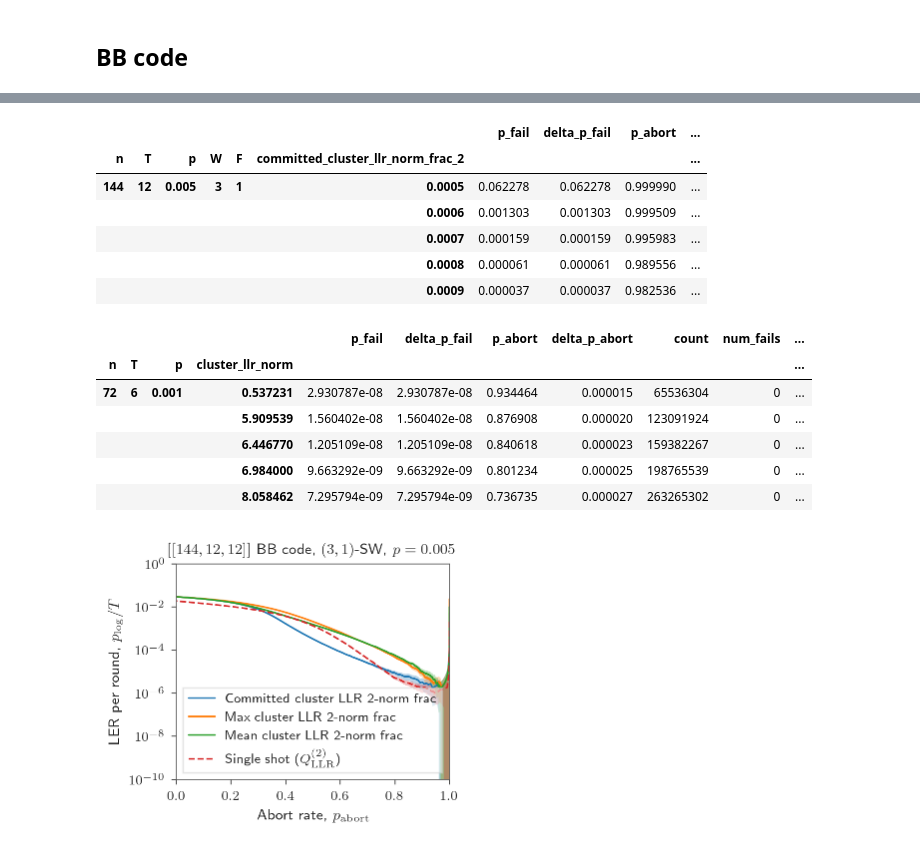
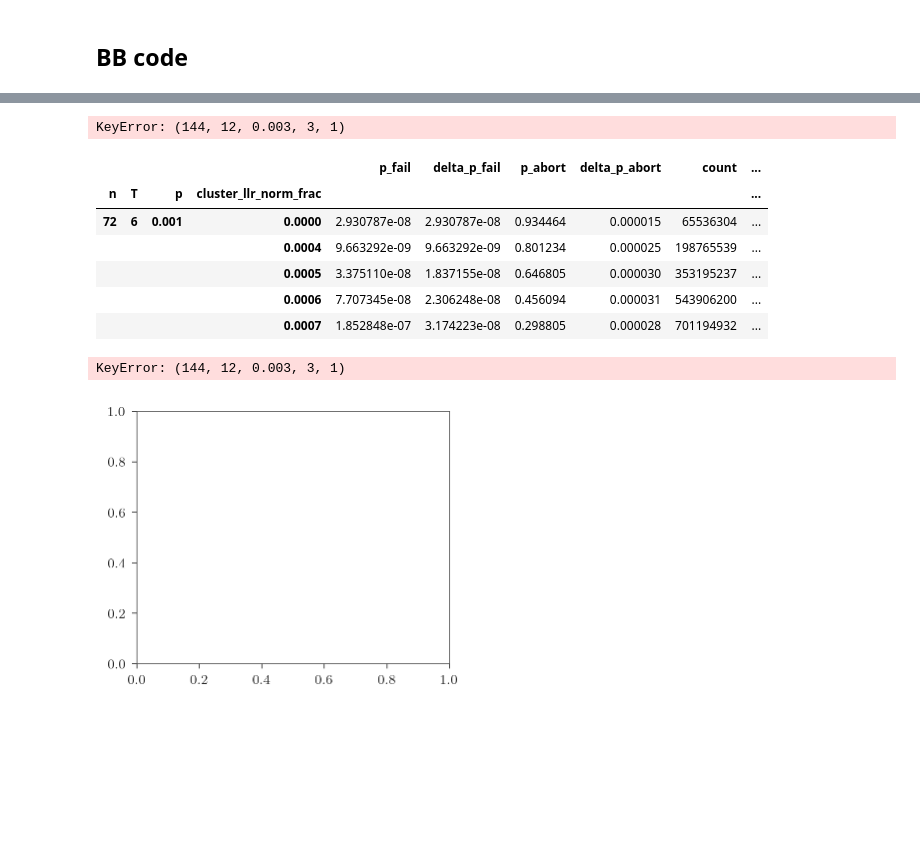
Before and after one commit to seokhyung-lee/ldpc-post-selection, a Jupyter notebook: simulations/analysis/notebooks/sliding_window_analysis.ipynb, the cells around one changed output, grey strips where cells are left out. Cells and saved outputs as stored; diff of their text form; code cells hidden in the pictures; blank space fills up the shorter version.

```diff
--- a/simulations/analysis/notebooks/sliding_window_analysis.ipynb
+++ b/simulations/analysis/notebooks/sliding_window_analysis.ipynb
@@ -101,35 +88,27 @@ list(df_ps_dict.keys())
 # %%
-df_ps_dict["committed_cluster_llr_norm_frac_2"].head()
+df_ps = df_ps_dict["committed_cluster_llr_norm_frac_2"]
+df_ps.loc[(144, 12, 3e-3, 3, 1)]
 # %% [output]
-|  |  |  |  |  |  | p_fail | delta_p_fail | p_abort | ... |
-| n | T | p | W | F | committed_cluster_llr_norm_frac_2 |  |  |  | ... |
-| 144 | 12 | 0.005 | 3 | 1 | 0.0005 | 0.062278 | 0.062278 | 0.999990 | ... |
-|  |  |  |  |  | 0.0006 | 0.001303 | 0.001303 | 0.999509 | ... |
-|  |  |  |  |  | 0.0007 | 0.000159 | 0.000159 | 0.995983 | ... |
-|  |  |  |  |  | 0.0008 | 0.000061 | 0.000061 | 0.989556 | ... |
-|  |  |  |  |  | 0.0009 | 0.000037 | 0.000037 | 0.982536 | ... |
+KeyError: (144, 12, 0.003, 3, 1)
 # %%
-df_ps_ordinary = load_data("bb_old")["cluster_llr_norm_2"]
-norms = df_ps_ordinary.index.get_level_values("cluster_llr_norm")
-
-df_ps_ordinary["norm_frac"] = df_ps_ordinary.index.get
+df_ps_ordinary = load_data("bb_old")["cluster_llr_norm_frac_2"]
 
 df_ps_ordinary.head()
 # %% [output]
-|  |  |  |  | p_fail | delta_p_fail | p_abort | delta_p_abort | count | num_fails | ... |
-| n | T | p | cluster_llr_norm |  |  |  |  |  |  | ... |
-| 72 | 6 | 0.001 | 0.537231 | 2.930787e-08 | 2.930787e-08 | 0.934464 | 0.000015 | 65536304 | 0 | ... |
-|  |  |  | 5.909539 | 1.560402e-08 | 1.560402e-08 | 0.876908 | 0.000020 | 123091924 | 0 | ... |
-|  |  |  | 6.446770 | 1.205109e-08 | 1.205109e-08 | 0.840618 | 0.000023 | 159382267 | 0 | ... |
-|  |  |  | 6.984000 | 9.663292e-09 | 9.663292e-09 | 0.801234 | 0.000025 | 198765539 | 0 | ... |
-|  |  |  | 8.058462 | 7.295794e-09 | 7.295794e-09 | 0.736735 | 0.000027 | 263265302 | 0 | ... |
+|  |  |  |  | p_fail | delta_p_fail | p_abort | delta_p_abort | count | ... |
+| n | T | p | cluster_llr_norm_frac |  |  |  |  |  | ... |
+| 72 | 6 | 0.001 | 0.0000 | 2.930787e-08 | 2.930787e-08 | 0.934464 | 0.000015 | 65536304 | ... |
+|  |  |  | 0.0004 | 9.663292e-09 | 9.663292e-09 | 0.801234 | 0.000025 | 198765539 | ... |
+|  |  |  | 0.0005 | 3.375110e-08 | 1.837155e-08 | 0.646805 | 0.000030 | 353195237 | ... |
+|  |  |  | 0.0006 | 7.707345e-08 | 2.306248e-08 | 0.456094 | 0.000031 | 543906200 | ... |
+|  |  |  | 0.0007 | 1.852848e-07 | 3.174223e-08 | 0.298805 | 0.000028 | 701194932 | ... |
 # %%
 fig = FIG_FORMATTER.figure(aspect_ratio=0.8, width_ratio=0.5)
 ax = fig.add_subplot()
-n, T, p, W, F = prms = (144, 12, 5e-3, 3, 1)
+n, T, p, W, F = prms = (144, 12, 3e-3, 3, 1)
 labels = {
-    "mean_cluster_llr_norm_frac_2": r"Mean cluster LLR 2-norm frac",
-    "max_cluster_llr_norm_frac_2": r"Max cluster LLR 2-norm frac",
+    # "mean_cluster_llr_norm_frac_2": r"Mean cluster LLR 2-norm frac",
+    # "max_cluster_llr_norm_frac_2": r"Max cluster LLR 2-norm frac",
     "committed_cluster_llr_norm_frac_2": r"Committed cluster LLR 2-norm frac",
 }
 for by in df_ps_dict.keys():
@@ -138,32 +117,33 @@ for by in df_ps_dict.keys():
     df_ps = df_ps_dict[by].loc[prms]
     error_band_plot(
         df_ps["p_abort"],
         df_ps["p_fail"] / T,
         df_ps["delta_p_fail"] / T,
         ax=ax,
         label=labels[by],
     )
 
 df_ps_ordinary_sng = df_ps_ordinary.loc[(n, T, p)]
 error_band_plot(
     df_ps_ordinary_sng["p_abort"],
     df_ps_ordinary_sng["p_fail"] / T,
     df_ps_ordinary_sng["delta_p_fail"] / T,
     ax=ax,
     linestyle="--",
     label=r"Single shot ($Q_\mathrm{LLR}^{(2)}$)",
 )
 
 ax.set_yscale("log")
 ax.set_xlim(0, 1)
 ax.set_ylim(1e-10, 1)
 
 ax.set_xlabel("Abort rate, $p_\mathrm{abort}$")
 ax.set_ylabel("LER per round, $p_\mathrm{log}/T$")
 ax.set_title(rf"$[[144, 12, 12]]$ BB code, $(3,1)$-SW, $p={p:.3f}$", fontsize=9)
 
 ax.legend(fontsize=8)
 
-fig.savefig("overleaf_figs/sliding_window_bb_code_ler_vs_abort_rate.pdf")
+# fig.savefig("overleaf_figs/sliding_window_bb_code_ler_vs_abort_rate.pdf")
 # %% [output]
+KeyError: (144, 12, 0.003, 3, 1)
-[figure, old version]
+[figure, new version]
```
Also changed, not shown: parts of 3 cells of this notebook, 5 other files.
